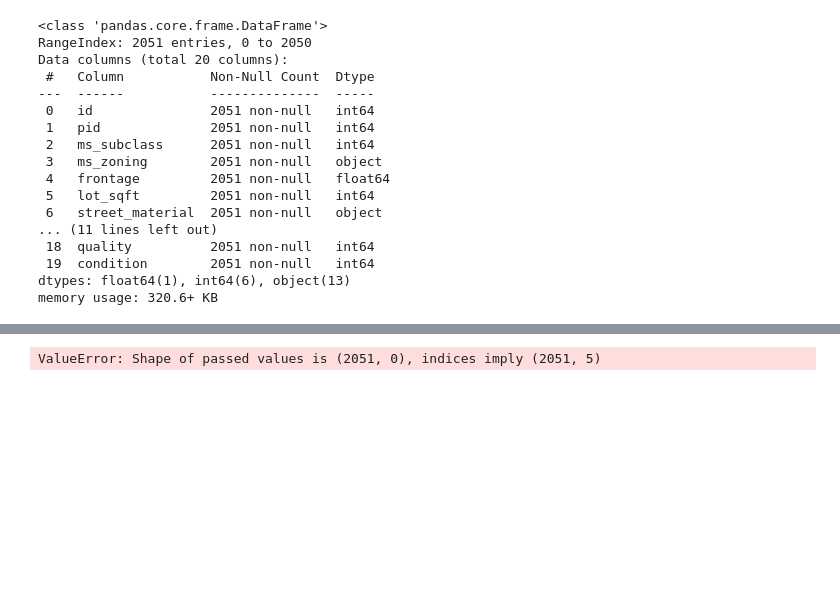
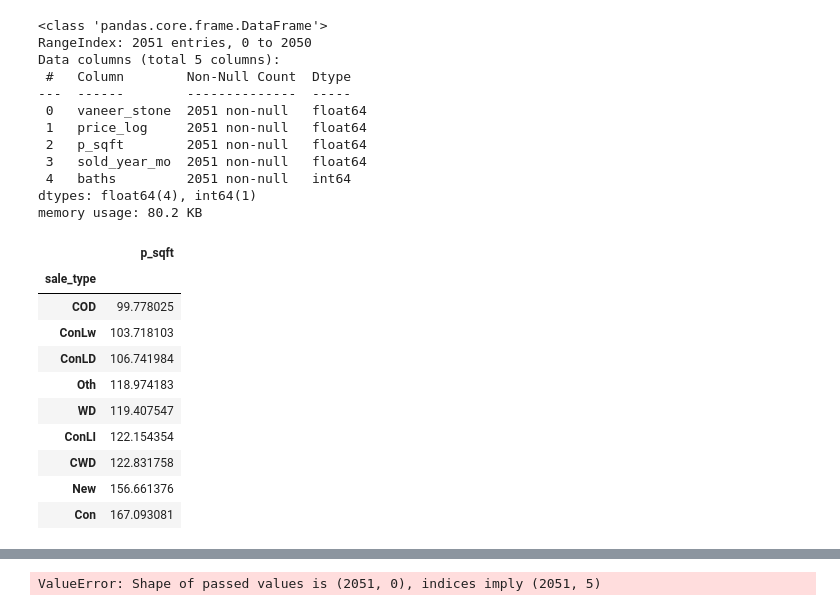
Before and after one commit to woodstockwins/1213-iris, a Jupyter notebook: projects/project-2-master/1_p2_simple_models.ipynb, the cells around one changed output, grey strips where cells are left out. Cells and saved outputs as stored; diff of their text form; code cells hidden in the pictures; blank space fills up the shorter version.

```diff
--- a/projects/project-2-master/1_p2_simple_models.ipynb
+++ b/projects/project-2-master/1_p2_simple_models.ipynb
@@ -354,22 +505,31 @@ test = ModelData()
 data_local = test.data
 data_testing = test.testing_data
 # %%
-data_local.iloc[:,:20].info()
+data_local.iloc[:,120:130].info()
 # %% [output]
 <class 'pandas.core.frame.DataFrame'>
 RangeIndex: 2051 entries, 0 to 2050
-Data columns (total 20 columns):
- #   Column           Non-Null Count  Dtype
----  ------           --------------  -----
- 0   id               2051 non-null   int64
- 1   pid              2051 non-null   int64
- 2   ms_subclass      2051 non-null   int64
- 3   ms_zoning        2051 non-null   object
- 4   frontage         2051 non-null   float64
- 5   lot_sqft         2051 non-null   int64
- 6   street_material  2051 non-null   object
-... (11 lines left out)
- 18  quality          2051 non-null   int64
- 19  condition        2051 non-null   int64
-dtypes: float64(1), int64(6), object(13)
-memory usage: 320.6+ KB
+Data columns (total 5 columns):
+ #   Column        Non-Null Count  Dtype
+---  ------        --------------  -----
+ 0   vaneer_stone  2051 non-null   float64
+ 1   price_log     2051 non-null   float64
+ 2   p_sqft        2051 non-null   float64
+ 3   sold_year_mo  2051 non-null   float64
+ 4   baths         2051 non-null   int64
+dtypes: float64(4), int64(1)
+memory usage: 80.2 KB
+# %%
+data_local[['sale_type', 'p_sqft']].groupby(['sale_type']).mean().sort_values(by=['p_sqft'])
+# %% [output]
+|  | p_sqft |
+| sale_type |  |
+| COD | 99.778025 |
+| ConLw | 103.718103 |
+| ConLD | 106.741984 |
+| Oth | 118.974183 |
+| WD | 119.407547 |
+| ConLI | 122.154354 |
+| CWD | 122.831758 |
+| New | 156.661376 |
+| Con | 167.093081 |
```
Also changed, not shown: parts of 20 cells of this notebook.
